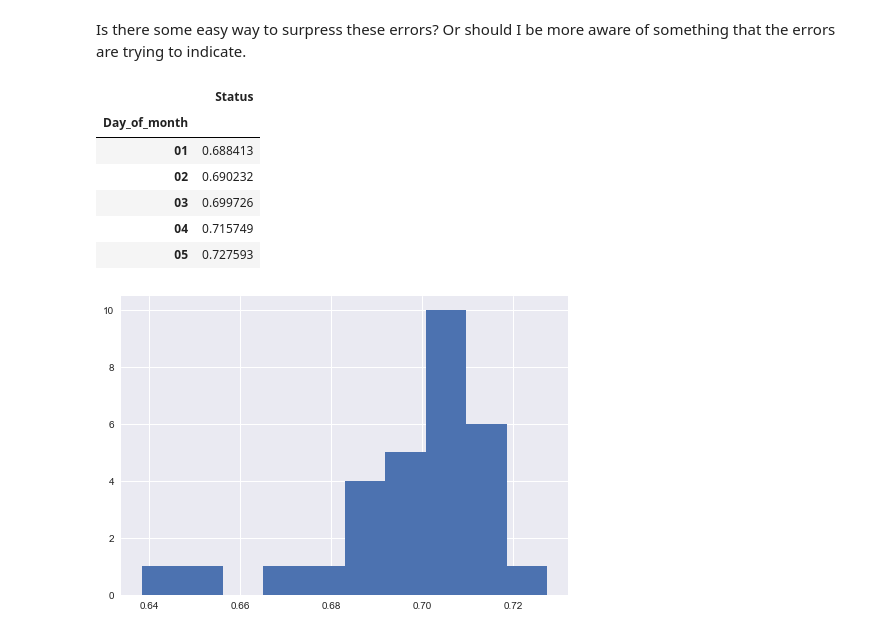
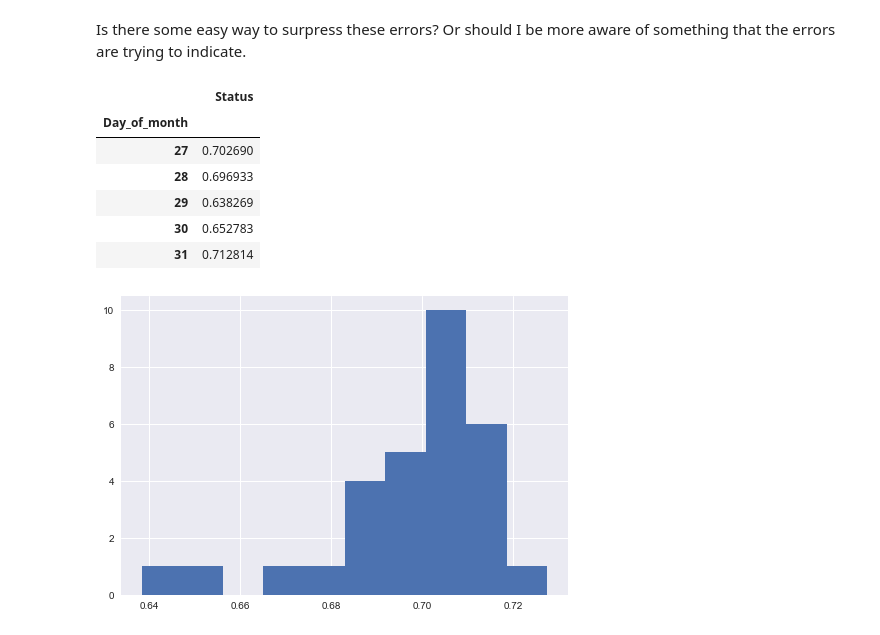
Before and after one commit to gurkpet/Thinkful-Lessons, a Jupyter notebook: Thinkful 1.5.1 - Narrative Analytics Capstone/MedAppointments.ipynb, the cells around one changed output. Cells and saved outputs as stored; diff of their text form; code cells hidden in the pictures.

```diff
--- a/Thinkful 1.5.1 - Narrative Analytics Capstone/MedAppointments.ipynb
+++ b/Thinkful 1.5.1 - Narrative Analytics Capstone/MedAppointments.ipynb
@@ -108,15 +131,15 @@ test = test.groupby('Day_of_month').mean()
 # %%
 control = control.groupby('Day_of_month').mean()
 # %%
-test.head()
+test.tail()
 # %% [output]
 |  | Status |
 | Day_of_month |  |
-| 01 | 0.688413 |
-| 02 | 0.690232 |
-| 03 | 0.699726 |
-| 04 | 0.715749 |
-| 05 | 0.727593 |
+| 27 | 0.702690 |
+| 28 | 0.696933 |
+| 29 | 0.638269 |
+| 30 | 0.652783 |
+| 31 | 0.712814 |
 # %%
 #remove the 31st day of the month because not all months have 31 days so it creates bias.
 test = test.ix[0:30]
```
Also changed, not shown: parts of 11 cells of this notebook.
